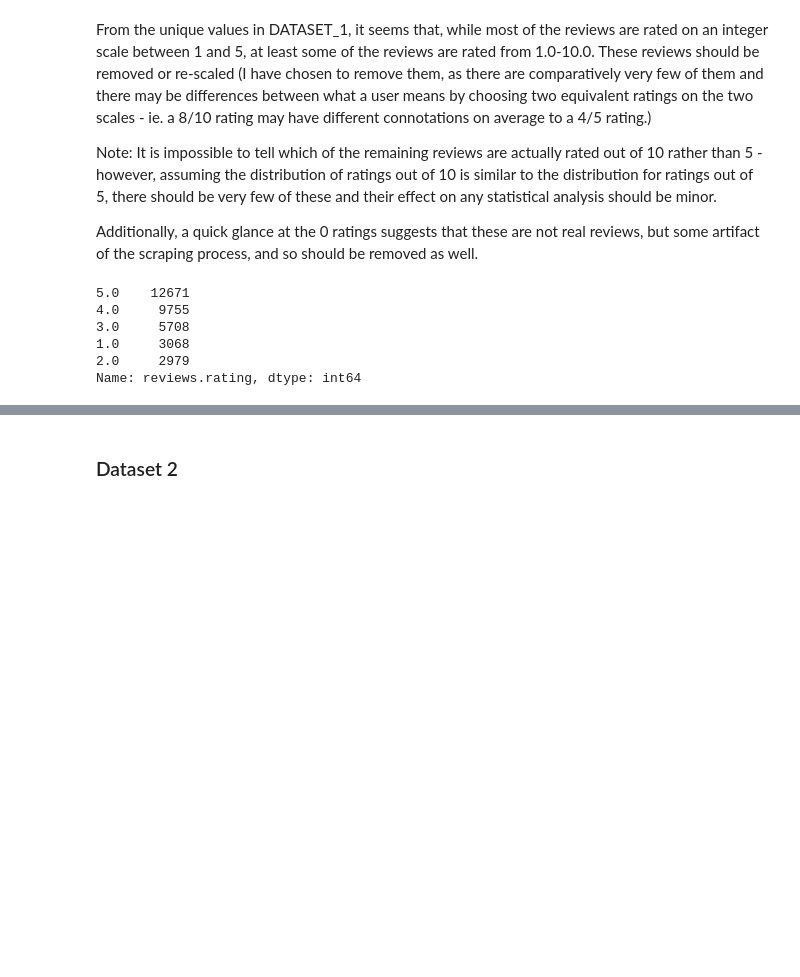
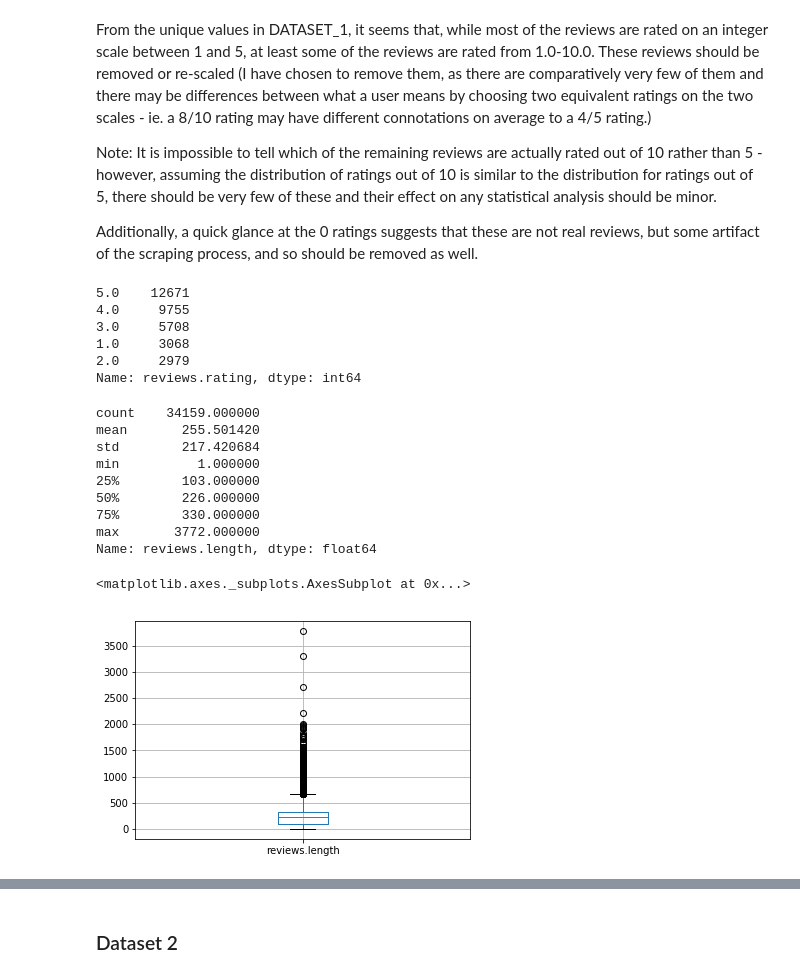
Before and after one commit to SJTButler/hotel-review-analysis, a Jupyter notebook: Hotel Review Analysis.ipynb, the cells around one changed output, grey strips where cells are left out. Saved outputs shown, nothing was run; the diff lists cells and outputs as text; code cells hidden in the pictures; blank space fills up the shorter version.

```diff
--- a/Hotel Review Analysis.ipynb
+++ b/Hotel Review Analysis.ipynb
@@ -127,3 +123,21 @@ print(df_1["reviews.rating"].value_counts())
 1.0     3068
 2.0     2979
 Name: reviews.rating, dtype: int64
+# %%
+df_1["reviews.length"] = df_1["reviews.text"].str.len()
+
+print(df_1["reviews.length"].describe())
+
+df_1.boxplot(column="reviews.length")
+# %% [output]
+count    34159.000000
+mean       255.501420
+std        217.420684
+min          1.000000
+25%        103.000000
+50%        226.000000
+75%        330.000000
+max       3772.000000
+Name: reviews.length, dtype: float64
+<matplotlib.axes._subplots.AxesSubplot at 0x...>
+[figure, added]
```
Also changed, not shown: parts of 16 cells of this notebook.
